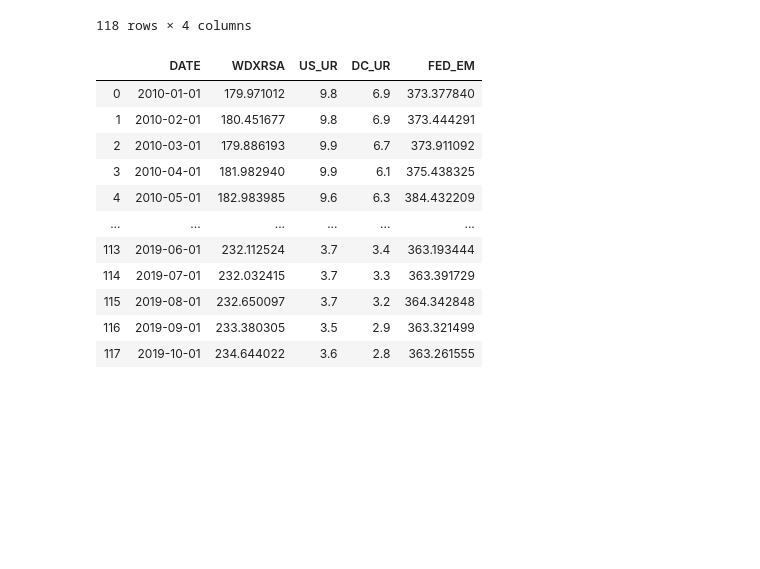
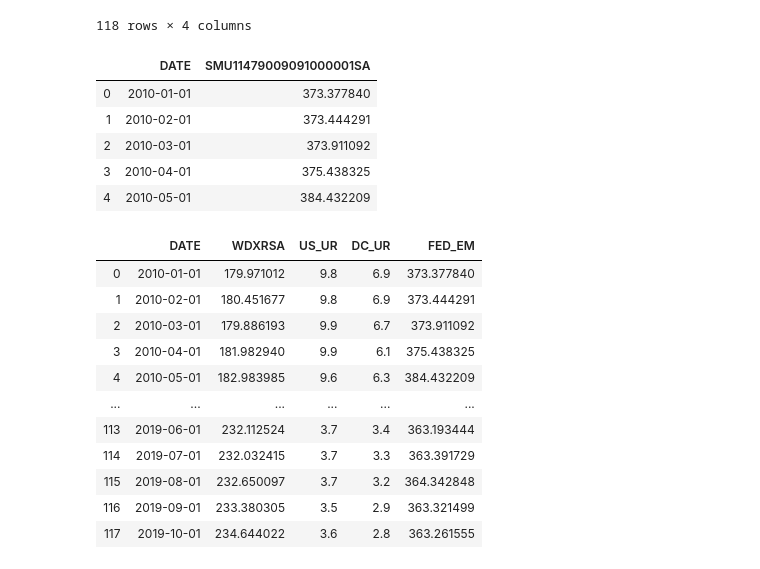
Before and after one commit to iuniorhsiung/mod4_project_DC_housing_price, a Jupyter notebook: python_folder/python file/ConstructingDataFrame.ipynb, the cells around one changed output. Saved outputs shown, nothing was run; the diff lists cells and outputs as text; code cells hidden in the pictures; blank space fills up the shorter version.

```diff
--- a/python_folder/python file/ConstructingDataFrame.ipynb
+++ b/python_folder/python file/ConstructingDataFrame.ipynb
@@ -83,6 +68,15 @@ df
 FedEm = pd.read_csv('../../../mod4_project_DC_housing_price/data/SMU11479009091000001SA.csv')
 # %%
 df['FED_EM'] = FedEm['SMU11479009091000001SA']
+# %%
+FedEm.head()
+# %% [output]
+|  | DATE | SMU11479009091000001SA |
+| 0 | 2010-01-01 | 373.377840 |
+| 1 | 2010-02-01 | 373.444291 |
+| 2 | 2010-03-01 | 373.911092 |
+| 3 | 2010-04-01 | 375.438325 |
+| 4 | 2010-05-01 | 384.432209 |
 # %%
 df
 # %% [output]
```
Also changed, not shown: parts of 6 cells of this notebook.
